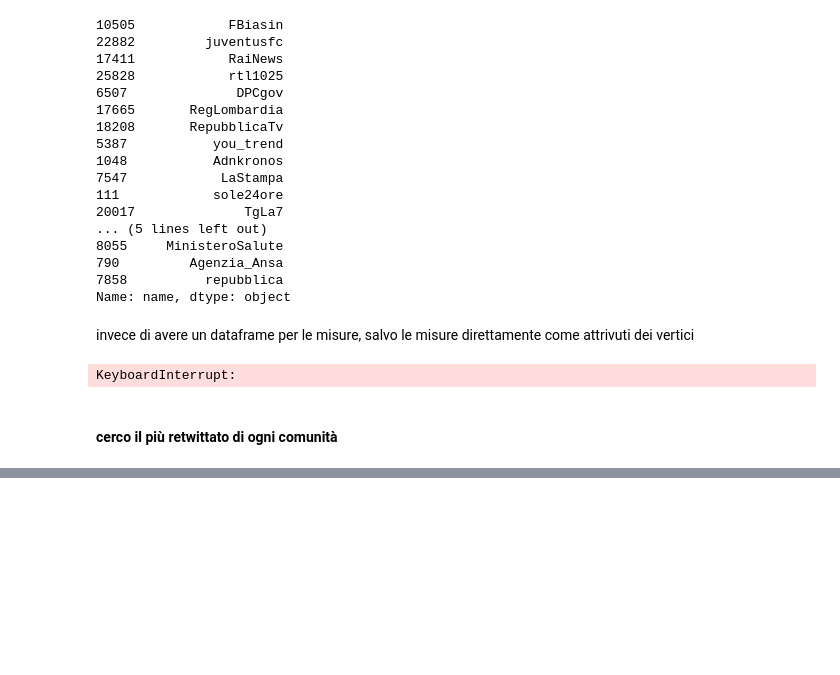
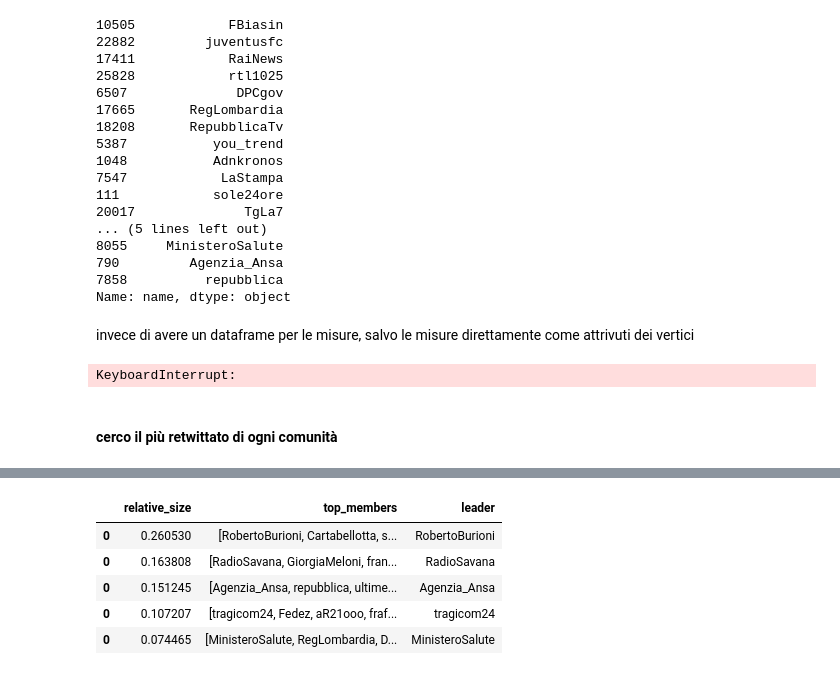
Before and after one commit to DanielePignedoli/Twitter_project, a Jupyter notebook: New_project.ipynb, the cells around one changed output, grey strips where cells are left out. Cells and saved outputs as stored; diff of their text form; code cells hidden in the pictures; blank space fills up the shorter version.

```diff
--- a/New_project.ipynb
+++ b/New_project.ipynb
@@ -814,0 +853,2 @@ with open('measures/community_with_leaders.txt','w') as file:
+# %%
+nvert_1 = len(graph_0_15.vs)
@@ -814,0 +859,8 @@ with open('measures/community_with_leaders.txt','w') as file:
+# %%
+communities_week1 = pd.DataFrame()
+for df in df_of_each_cluster_for_each_period[0]:
+    if len(df) > 100:
+        new_row = pd.DataFrame([[len(df)/nvert_1, df.sort_values('degree',ascending=False)['name'].values]],columns=['relative_size','top_members'])
+        communities_week1 = pd.concat([communities_week1, new_row])
+# %%
+communities_week1 = communities_week1.sort_values('relative_size', ascending=False)
@@ -814,0 +874,2 @@ with open('measures/community_with_leaders.txt','w') as file:
+# %%
+communities_week1['leader'] = communities_week1['top_members'].apply(lambda x: x[0])
@@ -814,0 +878,9 @@ with open('measures/community_with_leaders.txt','w') as file:
+# %%
+communities_week1.head()
+# %% [output]
+|  | relative_size | top_members | leader |
+| 0 | 0.260530 | [RobertoBurioni, Cartabellotta, s... | RobertoBurioni |
+| 0 | 0.163808 | [RadioSavana, GiorgiaMeloni, fran... | RadioSavana |
+| 0 | 0.151245 | [Agenzia_Ansa, repubblica, ultime... | Agenzia_Ansa |
+| 0 | 0.107207 | [tragicom24, Fedez, aR21ooo, fraf... | tragicom24 |
+| 0 | 0.074465 | [MinisteroSalute, RegLombardia, D... | MinisteroSalute |
```
Also changed, not shown: parts of 15 cells of this notebook, 1 other file.
